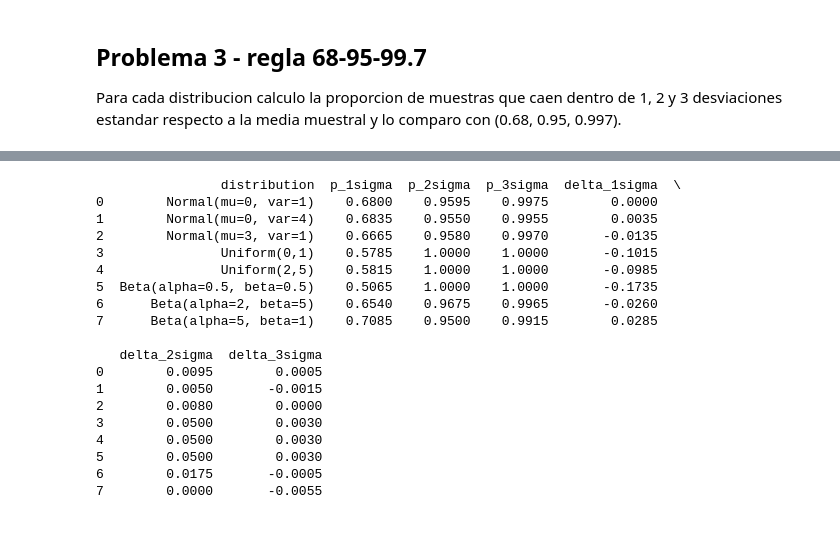
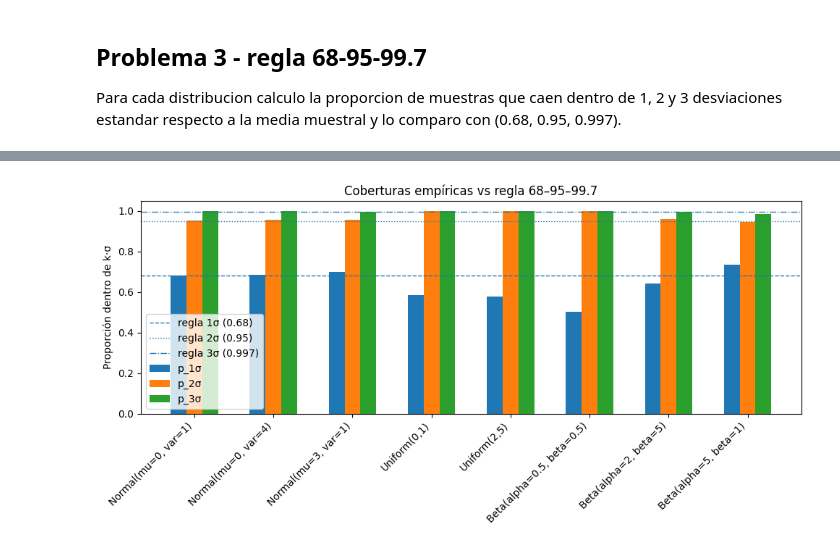
Before and after one commit to sergiopastor22/master_ML_juani, a Jupyter notebook: Ejercicio_juani.ipynb, the cells around one changed output, grey strips where cells are left out. Cells and saved outputs as stored; diff of their text form; code cells hidden in the pictures.

```diff
--- a/Ejercicio_juani.ipynb
+++ b/Ejercicio_juani.ipynb
@@ -83,16 +83,19 @@ rng = np.random.default_rng(42)
 N = 2000
 alpha = 0.05
 rows = []
+samples = {}
 
 # Gaussianas: copio los parametros del ejercicio y acoto con mu +/- 4*sigma para poder usar Hoeffding.
 for mu, var in [(0, 1), (0, 4), (3, 1)]:
     sigma = np.sqrt(var)
     data = rng.normal(mu, sigma, size=N)
+    name = f"Normal(mu={mu}, var={var})"
+    samples[name] = data
     cheb_low, cheb_high, var_hat, cheb_width = chebyshev_interval(data, alpha)
     bounds = (mu - 4 * sigma, mu + 4 * sigma)
     hoe_low, hoe_high, hoe_width = hoeffding_interval(data, *bounds, alpha)
     rows.append(dict(
-        distribution=f"Normal(mu={mu}, var={var})",
+        distribution=name,
         mean_hat=float(data.mean()),
         var_hat=float(var_hat),
         chebyshev_low=cheb_low,
@@ -106,10 +109,12 @@ for mu, var in [(0, 1), (0, 4), (3, 1)]:
 
 for a, b in [(0, 1), (2, 5)]:
     data = rng.uniform(a, b, size=N)
+    name = f"Uniform({a},{b})"
+    samples[name] = data
     cheb_low, cheb_high, var_hat, cheb_width = chebyshev_interval(data, alpha)
     hoe_low, hoe_high, hoe_width = hoeffding_interval(data, a, b, alpha)
     rows.append(dict(
-        distribution=f"Uniform({a},{b})",
+        distribution=name,
         mean_hat=float(data.mean()),
         var_hat=float(var_hat),
         chebyshev_low=cheb_low,
@@ -123,10 +128,12 @@ for a, b in [(0, 1), (2, 5)]:
 
 for a, b in [(0.5, 0.5), (2, 5), (5, 1)]:
     data = rng.beta(a, b, size=N)
+    name = f"Beta(alpha={a}, beta={b})"
+    samples[name] = data
     cheb_low, cheb_high, var_hat, cheb_width = chebyshev_interval(data, alpha)
     hoe_low, hoe_high, hoe_width = hoeffding_interval(data, 0, 1, alpha)
     rows.append(dict(
-        distribution=f"Beta(alpha={a}, beta={b})",
+        distribution=name,
         mean_hat=float(data.mean()),
         var_hat=float(var_hat),
         chebyshev_low=cheb_low,
@@ -332,25 +335,27 @@ display(cover_df[['distribution', 'p_1sigma', 'p_2sigma', 'p_3sigma',
-# %%
-print(cover_df[['distribution', 'p_1sigma', 'p_2sigma', 'p_3sigma',
-                'delta_1sigma', 'delta_2sigma', 'delta_3sigma']])
-# %% [output]
-                distribution  p_1sigma  p_2sigma  p_3sigma  delta_1sigma  \
-0        Normal(mu=0, var=1)    0.6800    0.9595    0.9975        0.0000
-1        Normal(mu=0, var=4)    0.6835    0.9550    0.9955        0.0035
-2        Normal(mu=3, var=1)    0.6665    0.9580    0.9970       -0.0135
-3               Uniform(0,1)    0.5785    1.0000    1.0000       -0.1015
-4               Uniform(2,5)    0.5815    1.0000    1.0000       -0.0985
-5  Beta(alpha=0.5, beta=0.5)    0.5065    1.0000    1.0000       -0.1735
-6      Beta(alpha=2, beta=5)    0.6540    0.9675    0.9965       -0.0260
-7      Beta(alpha=5, beta=1)    0.7085    0.9500    0.9915        0.0285
-
-   delta_2sigma  delta_3sigma
-0        0.0095        0.0005
-1        0.0050       -0.0015
-2        0.0080        0.0000
-3        0.0500        0.0030
-4        0.0500        0.0030
-5        0.0500        0.0030
-6        0.0175       -0.0005
-7        0.0000       -0.0055
+# %%
+fig, ax = plt.subplots(figsize=(10, 5))
+
+x = np.arange(len(cover_df))
+width = 0.2
+
+# Barras empíricas
+ax.bar(x - width, cover_df['p_1sigma'], width, label='p_1σ')
+ax.bar(x,         cover_df['p_2sigma'], width, label='p_2σ')
+ax.bar(x + width, cover_df['p_3sigma'], width, label='p_3σ')
+
+# Líneas de referencia de la regla 68-95-99.7
+ax.axhline(0.68, linestyle='--', linewidth=1, label='regla 1σ (0.68)')
+ax.axhline(0.95, linestyle=':',  linewidth=1, label='regla 2σ (0.95)')
+ax.axhline(0.997, linestyle='-.', linewidth=1, label='regla 3σ (0.997)')
+
+ax.set_xticks(x)
+ax.set_xticklabels(cover_df['distribution'], rotation=45, ha='right')
+ax.set_ylabel('Proporción dentro de k·σ')
+ax.set_title('Coberturas empíricas vs regla 68–95–99.7')
+ax.legend()
+plt.tight_layout()
+plt.show()
+# %% [output]
+[figure, added]
 # %% [markdown]
 ### Comentario Problema 3
```
Also changed, not shown: parts of 3 cells of this notebook.
